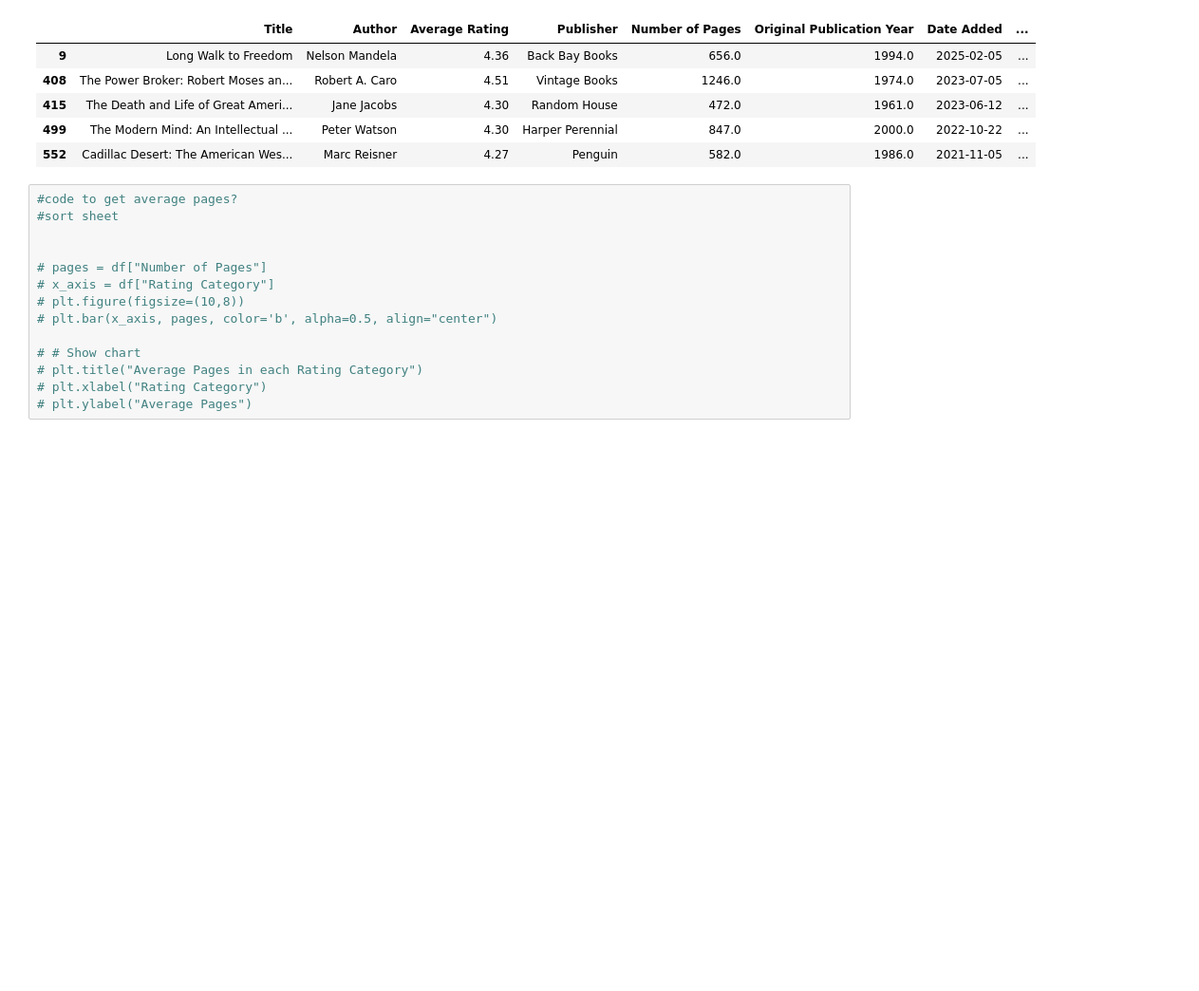
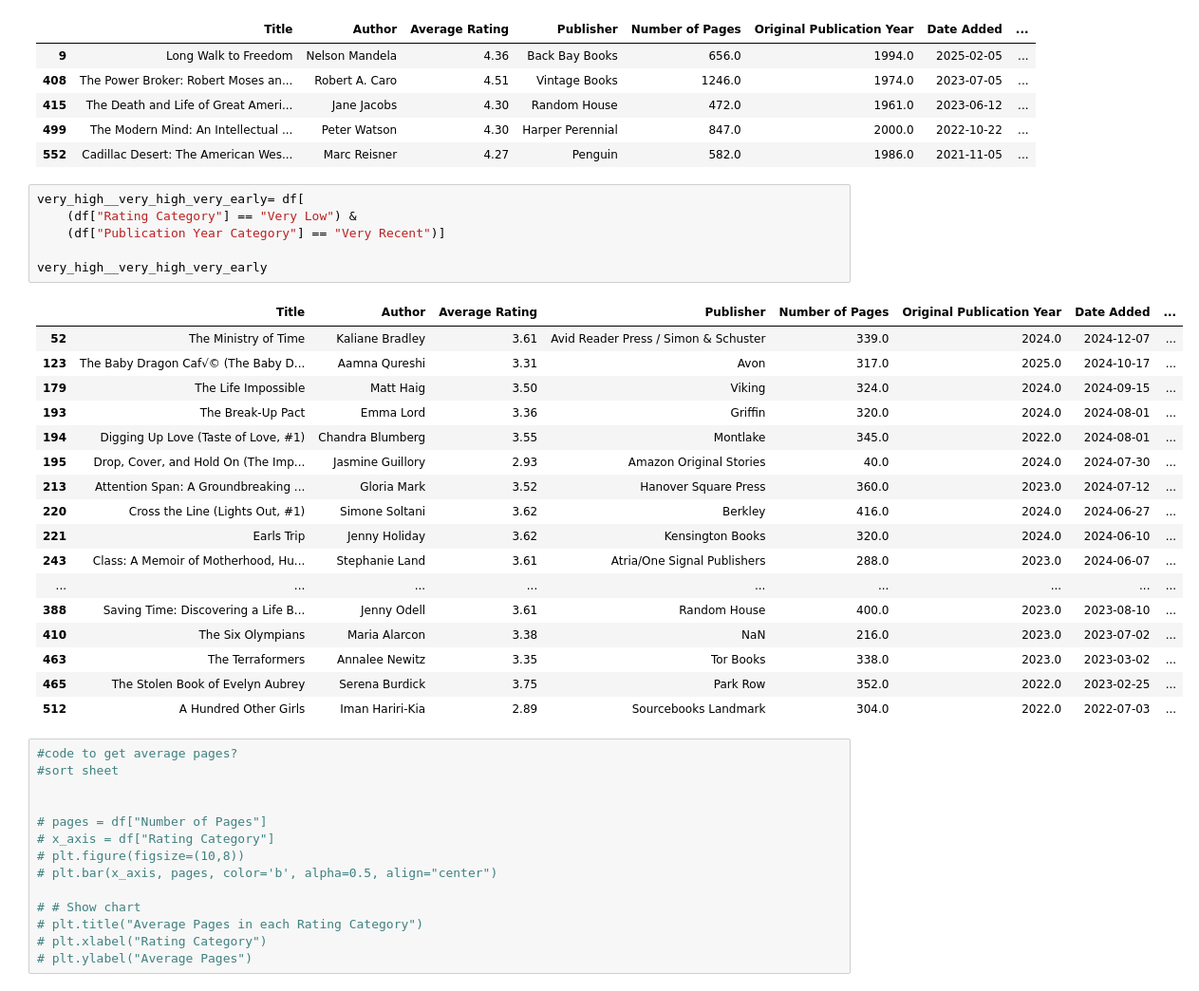
Before and after one commit to kaylajgranados/books_to_read, a Jupyter notebook: analysis.ipynb, the cells around one changed output. Shown at 95% size. Drawn from its saved outputs; the diff is of its cells as text; blank space fills up the shorter version.

```diff
--- a/analysis.ipynb
+++ b/analysis.ipynb
@@ -322,6 +322,30 @@ very_high__very_high_very_early
 | 415 | The Death and Life of Great Ameri... | Jane Jacobs | 4.30 | Random House | 472.0 | 1961.0 | 2023-06-12 | ... |
 | 499 | The Modern Mind: An Intellectual ... | Peter Watson | 4.30 | Harper Perennial | 847.0 | 2000.0 | 2022-10-22 | ... |
 | 552 | Cadillac Desert: The American Wes... | Marc Reisner | 4.27 | Penguin | 582.0 | 1986.0 | 2021-11-05 | ... |
+# %%
+very_high__very_high_very_early= df[
+    (df["Rating Category"] == "Very Low") &
+    (df["Publication Year Category"] == "Very Recent")]
+
+very_high__very_high_very_early
+# %% [output]
+|  | Title | Author | Average Rating | Publisher | Number of Pages | Original Publication Year | Date Added | ... |
+| 52 | The Ministry of Time | Kaliane Bradley | 3.61 | Avid Reader Press / Simon & Schuster | 339.0 | 2024.0 | 2024-12-07 | ... |
+| 123 | The Baby Dragon Caf√© (The Baby D... | Aamna Qureshi | 3.31 | Avon | 317.0 | 2025.0 | 2024-10-17 | ... |
+| 179 | The Life Impossible | Matt Haig | 3.50 | Viking | 324.0 | 2024.0 | 2024-09-15 | ... |
+| 193 | The Break-Up Pact | Emma Lord | 3.36 | Griffin | 320.0 | 2024.0 | 2024-08-01 | ... |
+| 194 | Digging Up Love (Taste of Love, #1) | Chandra Blumberg | 3.55 | Montlake | 345.0 | 2022.0 | 2024-08-01 | ... |
+| 195 | Drop, Cover, and Hold On (The Imp... | Jasmine Guillory | 2.93 | Amazon Original Stories | 40.0 | 2024.0 | 2024-07-30 | ... |
+| 213 | Attention Span: A Groundbreaking ... | Gloria Mark | 3.52 | Hanover Square Press | 360.0 | 2023.0 | 2024-07-12 | ... |
+| 220 | Cross the Line (Lights Out, #1) | Simone Soltani | 3.62 | Berkley | 416.0 | 2024.0 | 2024-06-27 | ... |
+| 221 | Earls Trip | Jenny Holiday | 3.62 | Kensington Books | 320.0 | 2024.0 | 2024-06-10 | ... |
+| 243 | Class: A Memoir of Motherhood, Hu... | Stephanie Land | 3.61 | Atria/One Signal Publishers | 288.0 | 2023.0 | 2024-06-07 | ... |
+| ... | ... | ... | ... | ... | ... | ... | ... | ... |
+| 388 | Saving Time: Discovering a Life B... | Jenny Odell | 3.61 | Random House | 400.0 | 2023.0 | 2023-08-10 | ... |
+| 410 | The Six Olympians | Maria Alarcon | 3.38 | NaN | 216.0 | 2023.0 | 2023-07-02 | ... |
+| 463 | The Terraformers | Annalee Newitz | 3.35 | Tor Books | 338.0 | 2023.0 | 2023-03-02 | ... |
+| 465 | The Stolen Book of Evelyn Aubrey | Serena Burdick | 3.75 | Park Row | 352.0 | 2022.0 | 2023-02-25 | ... |
+| 512 | A Hundred Other Girls | Iman Hariri-Kia | 2.89 | Sourcebooks Landmark | 304.0 | 2022.0 | 2022-07-03 | ... |
 # %%
 #code to get average pages?
 #sort sheet
```
